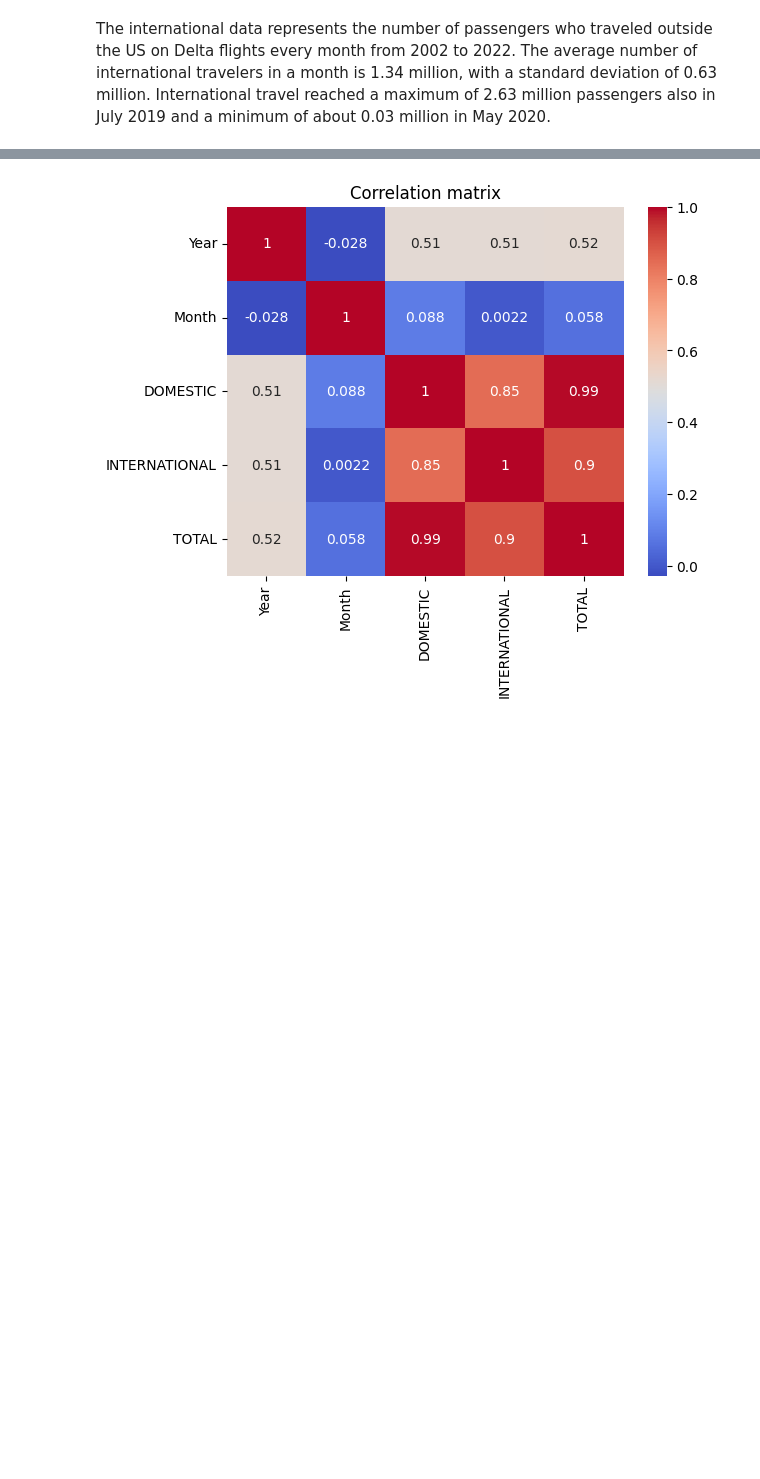
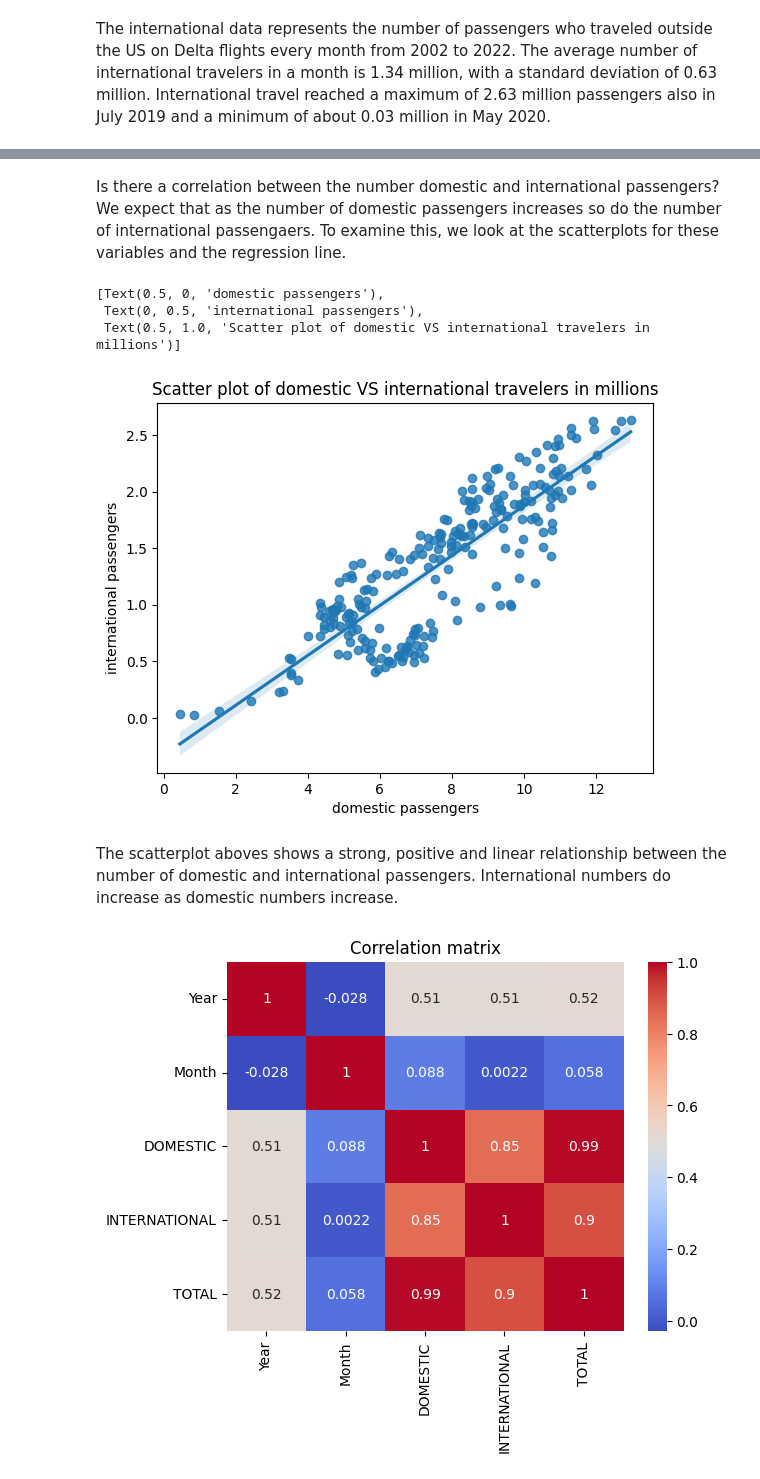
Before and after one commit to asnth68/Data-Science-midterm, a Jupyter notebook: Midterm_data.ipynb, the cells around one changed output, grey strips where cells are left out. Drawn from its saved outputs; the diff is of its cells as text; code cells hidden in the pictures; blank space fills up the shorter version.

```diff
--- a/Midterm_data.ipynb
+++ b/Midterm_data.ipynb
@@ -151 +174,18 @@ There are 5 variables in this dataset with two being categoricals (months and ye
+# %% [markdown]
+Is there a correlation between the number domestic and international passengers?
+We expect that as the number of domestic passengers increases so do the number of international passengaers. To examine this, we look at the scatterplots for these variables and the regression line.
+# %%
+years = delta_df['Year']
+months = delta_df['Month']
+# creating scatterplot comparing domestic and international passengers
+domestic_international_scatter = sns.regplot(x=domestic, y=international)
+domestic_international_scatter.set(xlabel='domestic passengers', ylabel='international passengers',
+                                   title='Scatter plot of domestic VS international travelers in millions')
+# %% [output]
+[Text(0.5, 0, 'domestic passengers'),
+ Text(0, 0.5, 'international passengers'),
+ Text(0.5, 1.0, 'Scatter plot of domestic VS international travelers in millions')]
+[figure, added]
+# %% [markdown]
+The scatterplot aboves shows a strong, positive and linear relationship between the number of domestic and international passengers. International numbers do increase as domestic numbers increase.
 # %%
```
Also changed, not shown: parts of 24 cells of this notebook, 3 other files.
